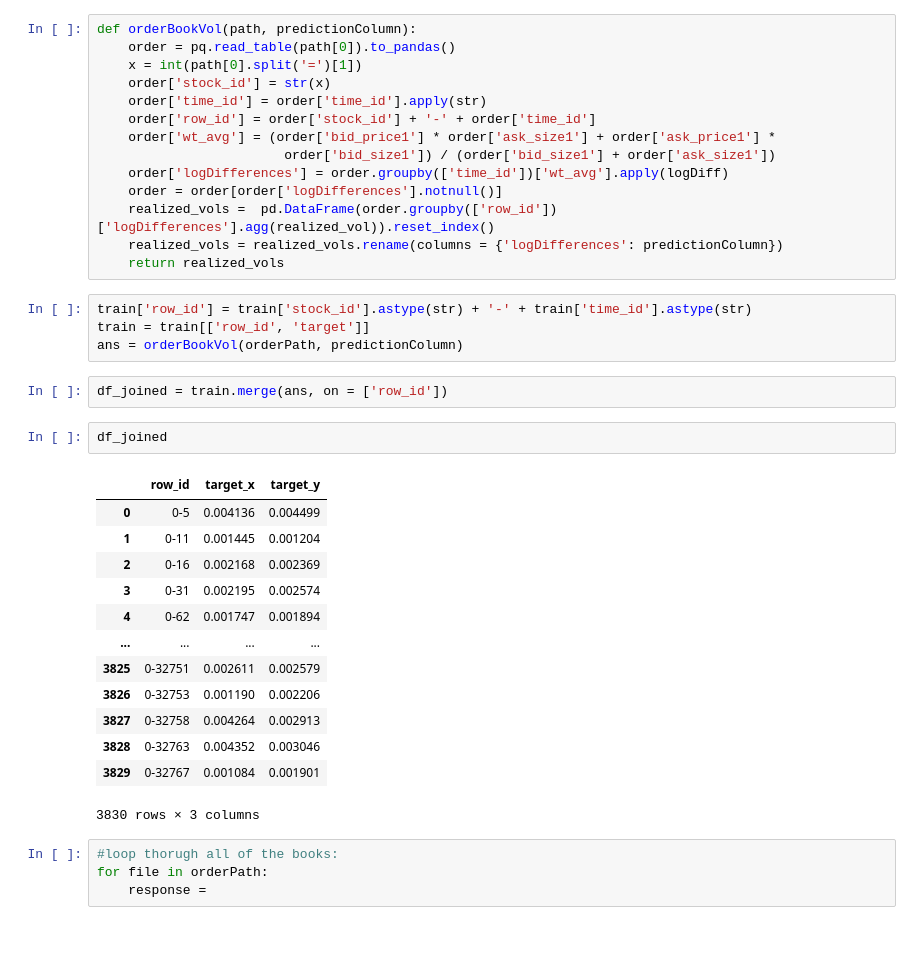
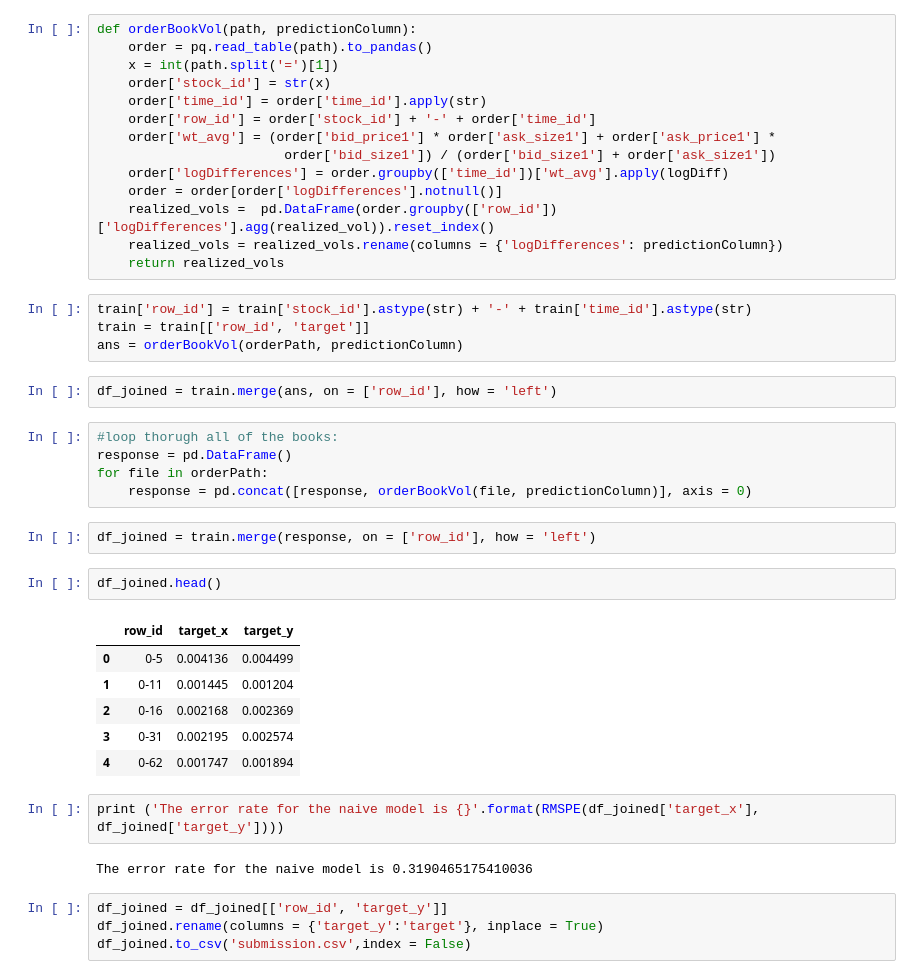
Before and after one commit to EricPPeterson/Optiver, a Jupyter notebook: Optiver.ipynb, the cells around one changed output. Cells and saved outputs as stored; diff of their text form; blank space fills up the shorter version.

Commit message:
first submission

```diff
--- a/Optiver.ipynb
+++ b/Optiver.ipynb
@@ -121,8 +121,8 @@ orderPath = glob.glob('/Users/ericp/OneDrive/Documents/GitHub/Optiver/book_train
 predictionColumn = 'target'
 # %%
 def orderBookVol(path, predictionColumn):
-    order = pq.read_table(path[0]).to_pandas()
-    x = int(path[0].split('=')[1])
+    order = pq.read_table(path).to_pandas()
+    x = int(path.split('=')[1])
     order['stock_id'] = str(x)
     order['time_id'] = order['time_id'].apply(str)
     order['row_id'] = order['stock_id'] + '-' + order['time_id']
@@ -138,24 +138,28 @@ train['row_id'] = train['stock_id'].astype(str) + '-' + train['time_id'].astype(
 train = train[['row_id', 'target']]
 ans = orderBookVol(orderPath, predictionColumn)
 # %%
-df_joined = train.merge(ans, on = ['row_id'])
+df_joined = train.merge(ans, on = ['row_id'], how = 'left')
+# %%
+#loop thorugh all of the books:
+response = pd.DataFrame()
+for file in orderPath:
+    response = pd.concat([response, orderBookVol(file, predictionColumn)], axis = 0)
+# %%
+df_joined = train.merge(response, on = ['row_id'], how = 'left')
 # %%
-df_joined
+df_joined.head()
 # %% [output]
 |  | row_id | target_x | target_y |
 | 0 | 0-5 | 0.004136 | 0.004499 |
 | 1 | 0-11 | 0.001445 | 0.001204 |
 | 2 | 0-16 | 0.002168 | 0.002369 |
 | 3 | 0-31 | 0.002195 | 0.002574 |
 | 4 | 0-62 | 0.001747 | 0.001894 |
-| ... | ... | ... | ... |
-| 3825 | 0-32751 | 0.002611 | 0.002579 |
-| 3826 | 0-32753 | 0.001190 | 0.002206 |
-| 3827 | 0-32758 | 0.004264 | 0.002913 |
-| 3828 | 0-32763 | 0.004352 | 0.003046 |
-| 3829 | 0-32767 | 0.001084 | 0.001901 |
-3830 rows × 3 columns
-# %%
-#loop thorugh all of the books:
-for file in orderPath:
-    response =
+# %%
+print ('The error rate for the naive model is {}'.format(RMSPE(df_joined['target_x'], df_joined['target_y'])))
+# %% [output]
+The error rate for the naive model is 0.3190465175410036
+# %%
+df_joined = df_joined[['row_id', 'target_y']]
+df_joined.rename(columns = {'target_y':'target'}, inplace = True)
+df_joined.to_csv('submission.csv',index = False)
```
Also changed, not shown: parts of 1 cell of this notebook, 1 other file.
